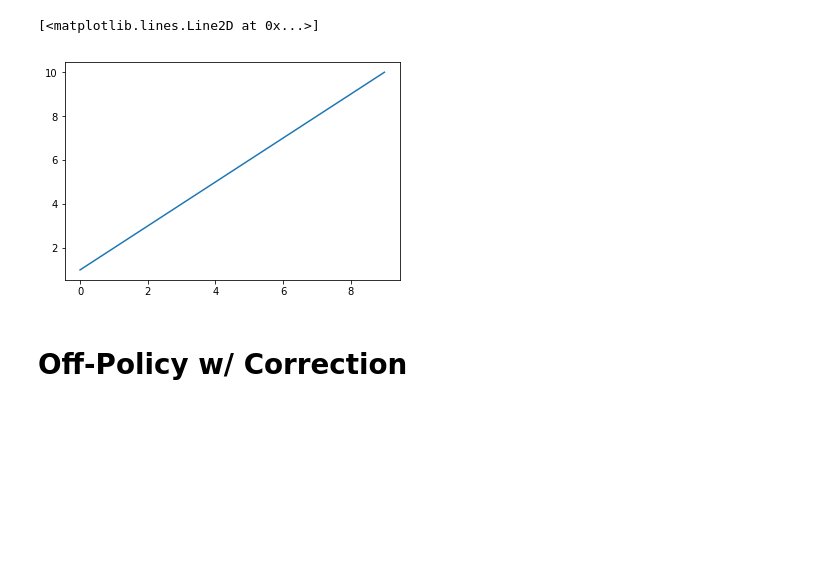
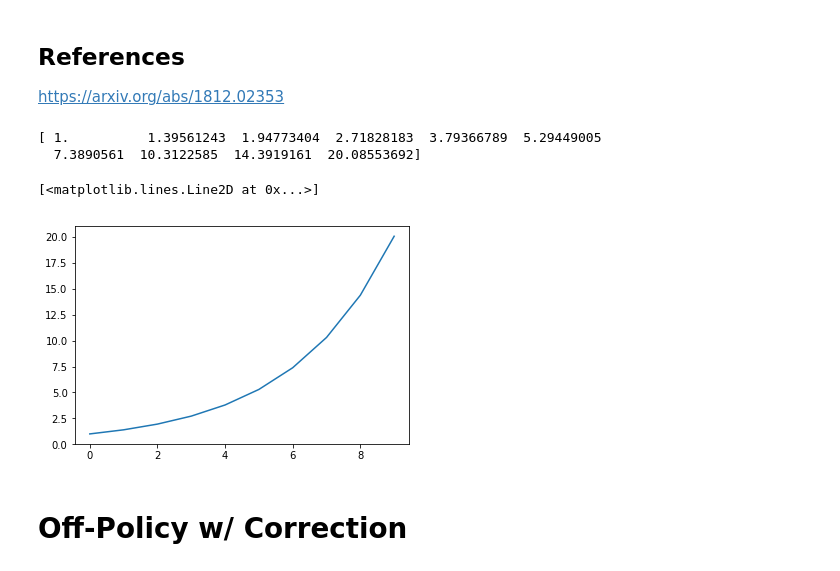
Before and after one commit to taiqing/reinforcement_learning, a Jupyter notebook: playground/off_policy_correction.ipynb, the cells around one changed output. Cells and saved outputs as stored; diff of their text form; code cells hidden in the pictures; blank space fills up the shorter version.

```diff
--- a/playground/off_policy_correction.ipynb
+++ b/playground/off_policy_correction.ipynb
@@ -1,14 +1,21 @@
+# %% [markdown]
+## References
+
+https://arxiv.org/abs/1812.02353
 # %%
 import numpy as np
 import torch
 import matplotlib.pyplot as plt
 # %%
 n_actions = 10
-action_rewards = np.array(range(1, n_actions + 1))
+action_rewards = np.exp(np.arange(n_actions)/3)
+print(action_rewards)
 plt.plot(action_rewards)
 # %% [output]
-[<matplotlib.lines.Line2D at 0x...>]
+[ 1.          1.39561243  1.94773404  2.71828183  3.79366789  5.29449005
+  7.3890561  10.3122585  14.3919161  20.08553692]
+[<matplotlib.lines.Line2D at 0x...>]
-[figure, old version]
+[figure, new version]
 # %% [markdown]
 # Off-Policy w/ Correction
 # %%
```
Also changed, not shown: parts of 5 cells of this notebook.
